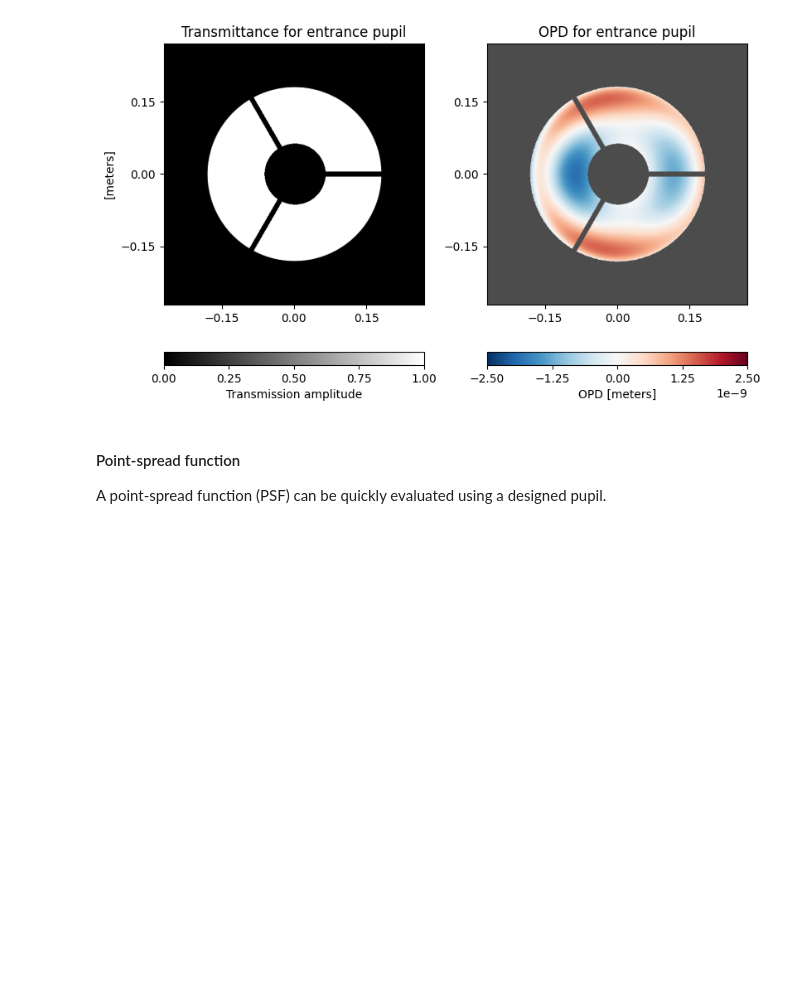
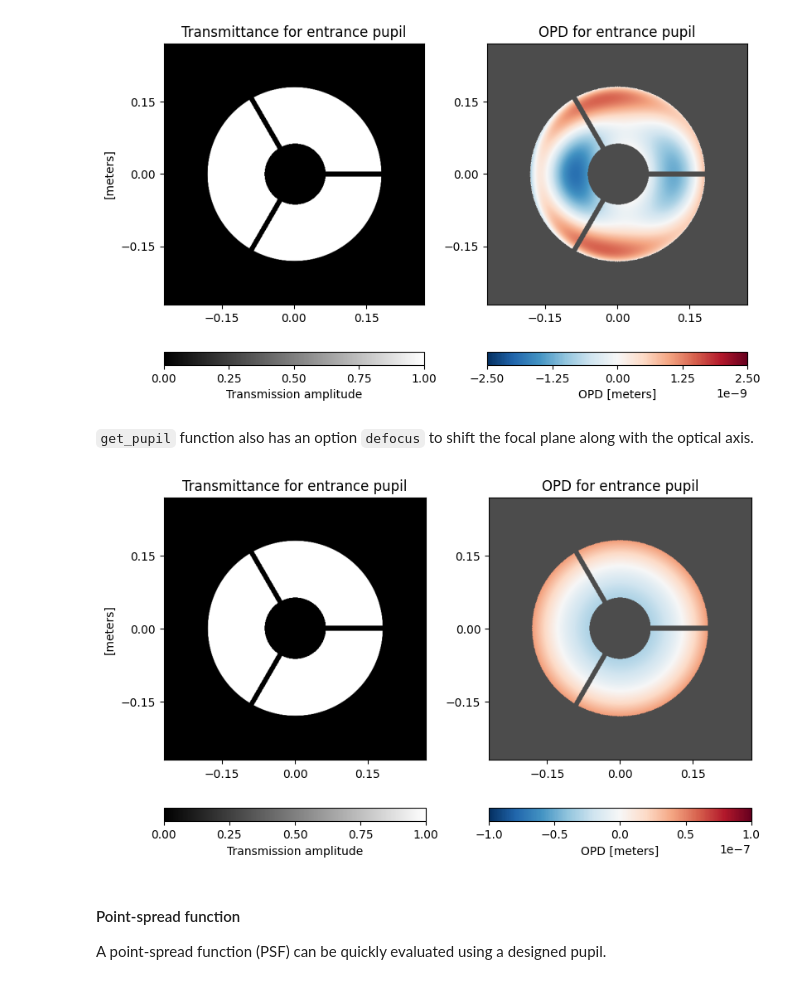
Before and after one commit to JASMINE-Mission/jasmine_toolkit, a Jupyter notebook: notebook/pupil_design.ipynb, the cells around one changed output. Cells and saved outputs as stored; diff of their text form; code cells hidden in the pictures; blank space fills up the shorter version.

Commit message:
defocus option implemented

```diff
--- a/notebook/pupil_design.ipynb
+++ b/notebook/pupil_design.ipynb
@@ -87,6 +106,17 @@ pupil.display(what='both', opd_vmax=2.5e-9 * u.m)
 plt.show()
 # %% [output]
 [figure]
+# %% [markdown]
+`get_pupil` function also has an option `defocus` to shift the focal plane along with the optical axis.
+# %%
+fig = plt.figure(figsize=(8, 7))
+
+pupil = optics.get_pupil(defocus=0.1 * u.mm)
+pupil.display(what='both', opd_vmax=1e-7 * u.m)
+
+plt.show()
+# %% [output]
+[figure, added]
 # %% [markdown]
 #### Point-spread function
 
```
Also changed, not shown: parts of 5 cells of this notebook, 3 other files.
